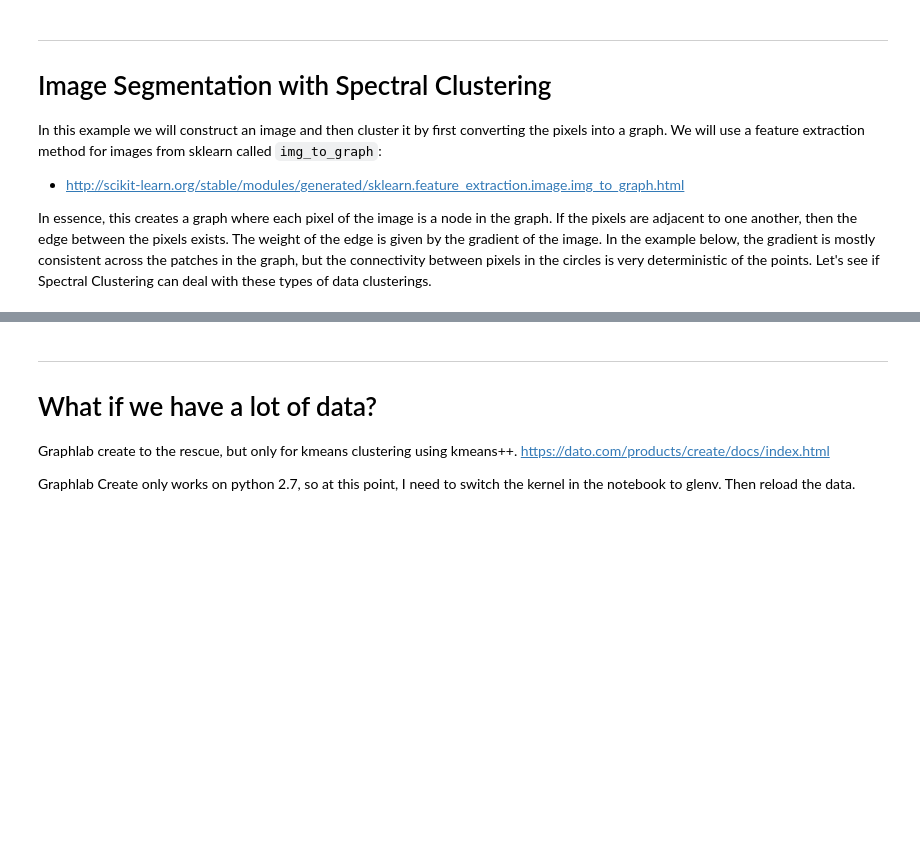
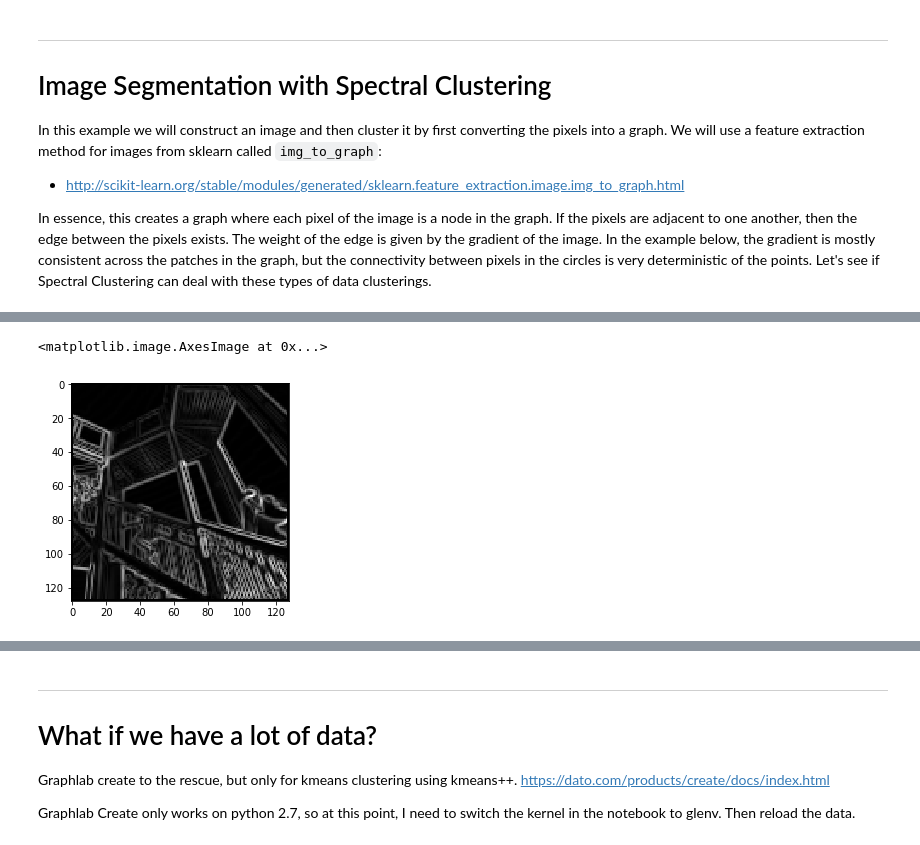
Before and after one commit to eclarson/DataMiningNotebooks, a Jupyter notebook: 11. More Clustering.ipynb, the cells around one changed output, grey strips where cells are left out. Drawn from its saved outputs; the diff is of its cells as text; code cells hidden in the pictures; blank space fills up the shorter version.

```diff
--- a/11. More Clustering.ipynb
+++ b/11. More Clustering.ipynb
@@ -348 +355,10 @@ plt.imshow(some_image,   cmap=plt.cm.gray)
+# %%
+from skimage.filters import sobel_h, sobel_v
+img = some_image.astype(np.float32)
+img /= np.max(img)
+gradient = np.sqrt(sobel_h(img)**2 + sobel_v(img)**2)
+plt.imshow(gradient, cmap=plt.cm.gray)
+# %% [output]
+<matplotlib.image.AxesImage at 0x...>
+[figure, added]
 # %%
```
Also changed, not shown: parts of 16 cells of this notebook, 1 other file.
